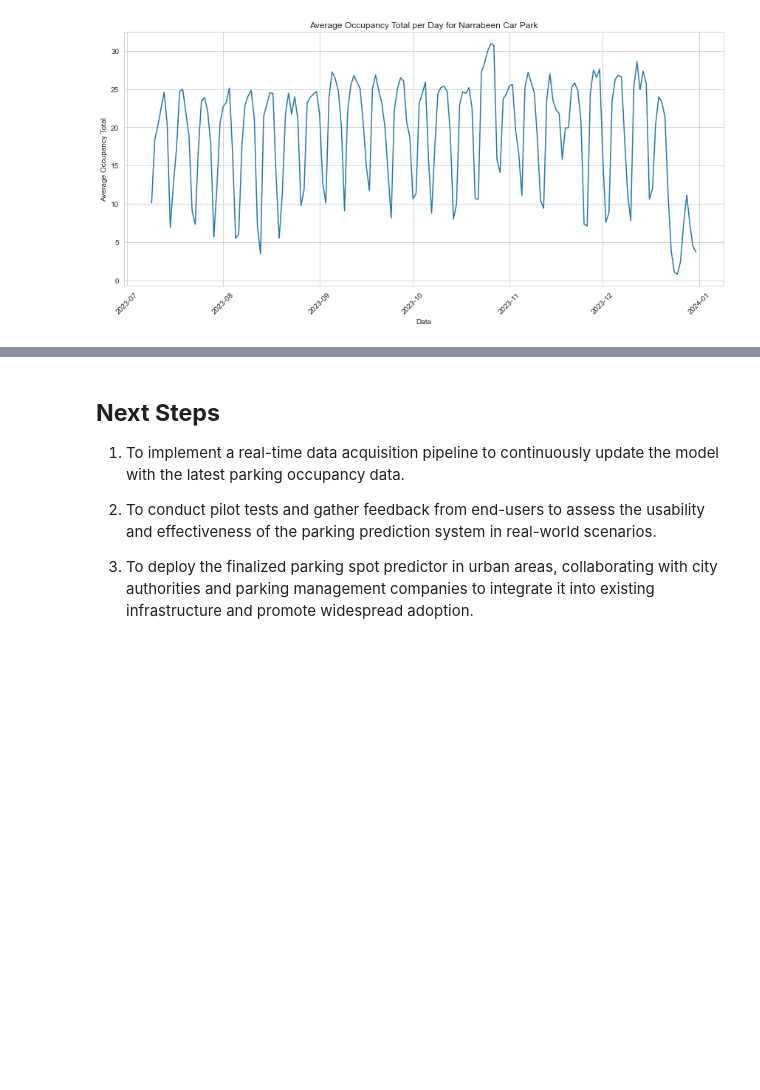
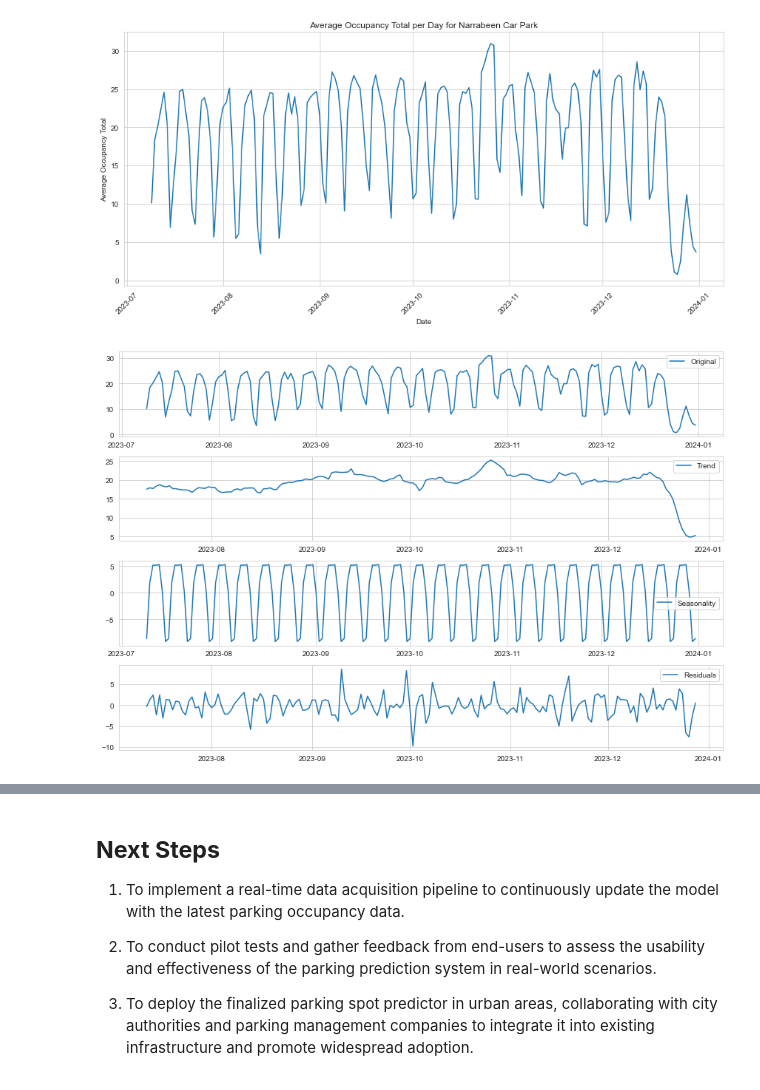
Before and after one commit to M13Mwongo/parking-spot-predictor, a Jupyter notebook: ogutu.ipynb, the cells around one changed output, grey strips where cells are left out. Cells and saved outputs as stored; diff of their text form; code cells hidden in the pictures; blank space fills up the shorter version.

Commit message:
Markdown edits and explained some visualizations

```diff
--- a/ogutu.ipynb
+++ b/ogutu.ipynb
@@ -406,3 +406,43 @@ plt.tight_layout()
 plt.show()
 # %% [output]
 [figure]
+# %%
+import pandas as pd
+import matplotlib.pyplot as plt
+from statsmodels.tsa.seasonal import seasonal_decompose
+
+# Assuming final_df contains the data with the 'date' column as the index
+narrabeen_data = final_df[final_df['facility_name'] == 'Narrabeen Car Park']
+
+# Set 'date' column as the index
+narrabeen_data.set_index('date', inplace=True)
+
+# Resample the data to daily frequency and fill missing values
+narrabeen_data = narrabeen_data.resample('D').mean().fillna(method='ffill')
+
+# Perform seasonal decomposition
+decomposition = seasonal_decompose(narrabeen_data['occupancy_total'], model='additive', period=7)  # Assuming weekly seasonality
+
+# Plot the decomposition results
+plt.figure(figsize=(12, 8))
+
+plt.subplot(411)
+plt.plot(narrabeen_data['occupancy_total'], label='Original')
+plt.legend()
+
+plt.subplot(412)
+plt.plot(decomposition.trend, label='Trend')
+plt.legend()
+
+plt.subplot(413)
+plt.plot(decomposition.seasonal, label='Seasonality')
+plt.legend()
+
+plt.subplot(414)
+plt.plot(decomposition.resid, label='Residuals')
+plt.legend()
+
+plt.tight_layout()
+plt.show()
+# %% [output]
+[figure, added]
```
Also changed, not shown: parts of 2 cells of this notebook, 2 other files.
